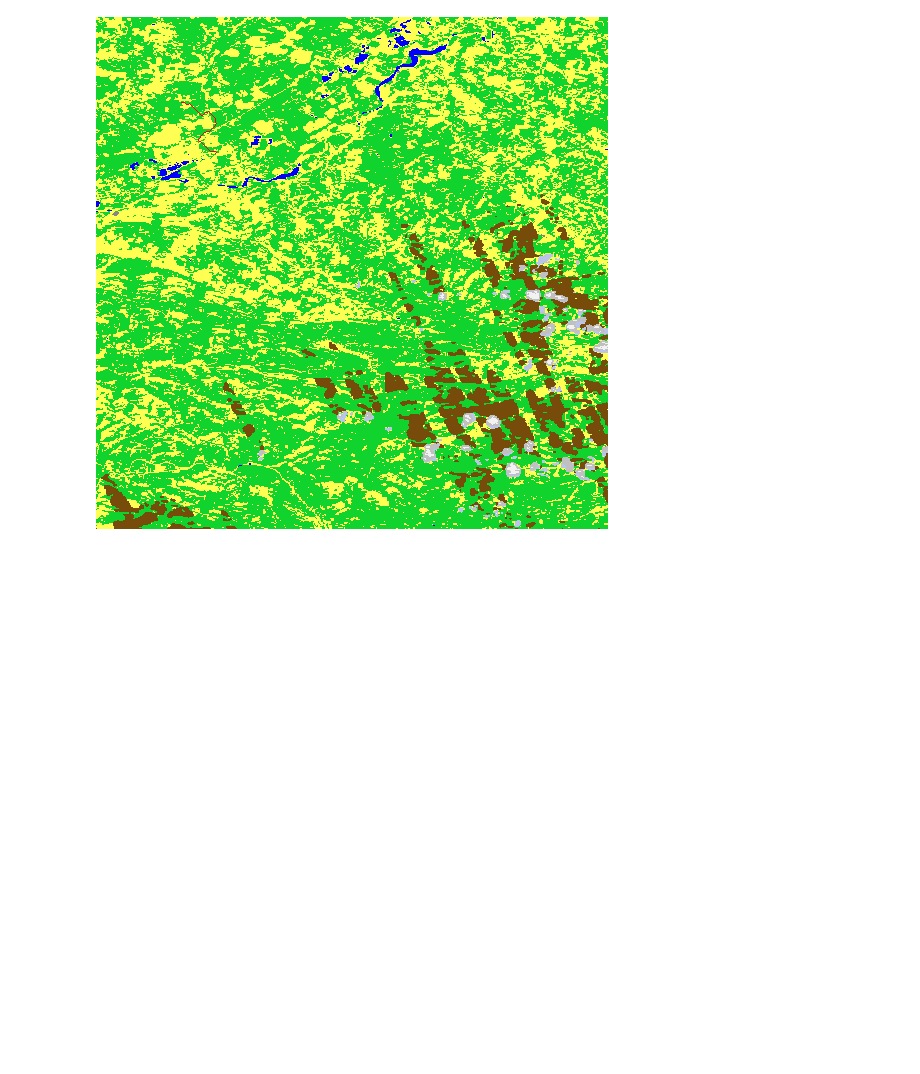
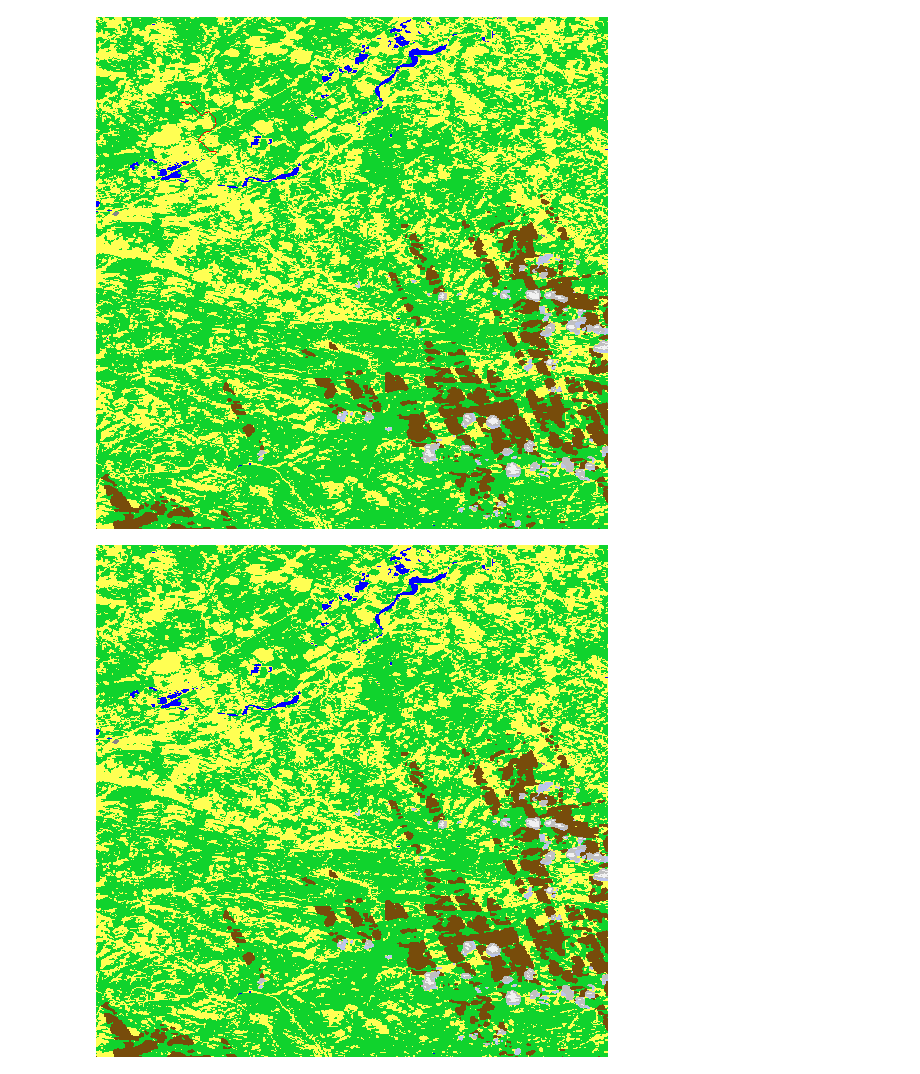
Before and after one commit to wz7475/cassini_research, a Jupyter notebook: magic_map.ipynb, the cells around one changed output. Cells and saved outputs as stored; diff of their text form; code cells hidden in the pictures; blank space fills up the shorter version.

Commit message:
add image and remove unnecessary cells

```diff
--- a/magic_map.ipynb
+++ b/magic_map.ipynb
@@ -105,3 +50,17 @@ start  (85, 85)
 end  (119, 136)
 [(85, 85), (86, 85), (87, 85), (88, 85), (89, 86), (90, 87), (91, 87), (92, 87), (93, 86), (94, 87), (95, 88), (96, 89), (97, 90), (98, 91), (99, 92), (100, 93), (101, 94), (102, 95), (103, 96), (104, ...
 [figure]
+# %%
+img = wms.getmap(layers=['SCL'],
+                 srs=_projection_,
+                 bbox=_bbox_,
+                 size=(_width_, _height_),
+                 format='image/png',
+                 time=_time_,
+                 showlogo=False,
+                 transparent=False)
+
+display(Image.open(img))
+Image.open(img).save("terrain.png")
+# %% [output]
+[figure, added]
```
Also changed, not shown: parts of 12 cells of this notebook, 3 other files.
